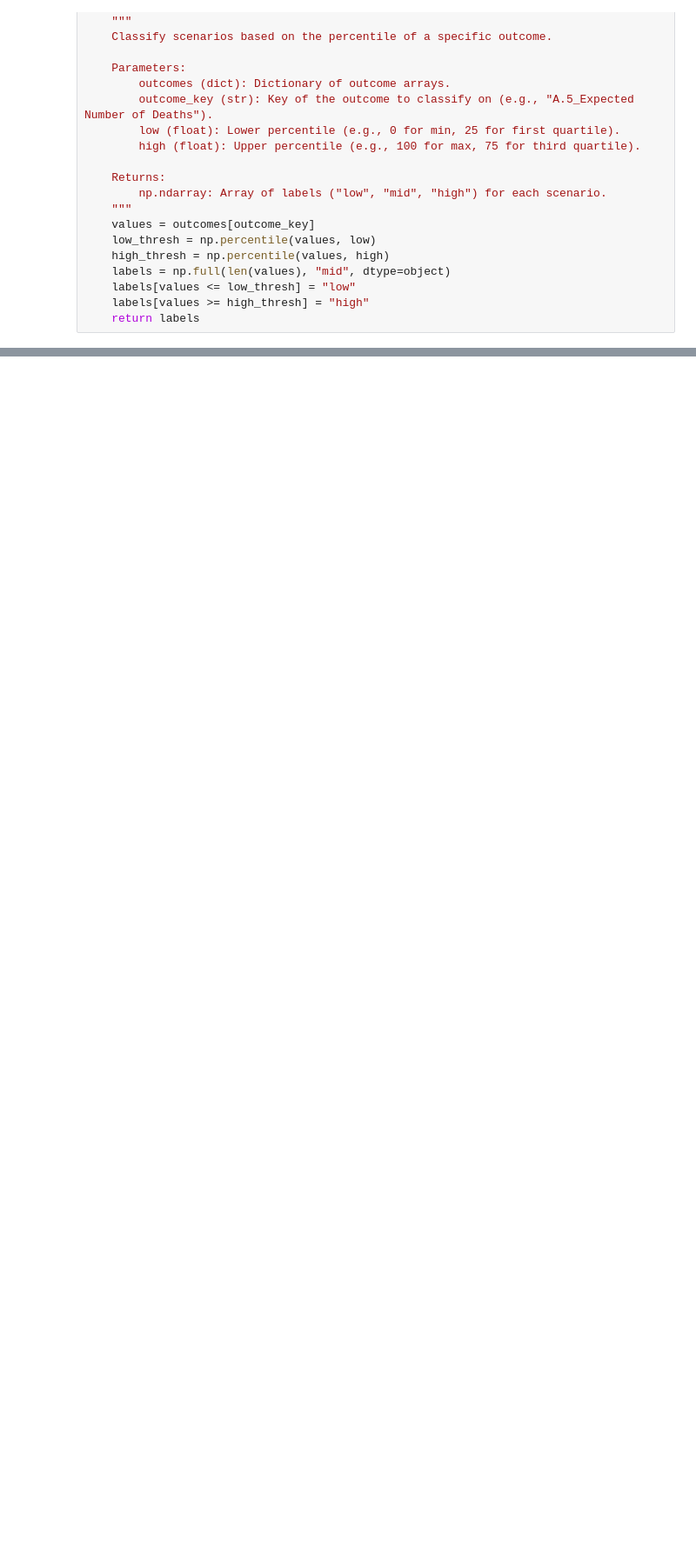
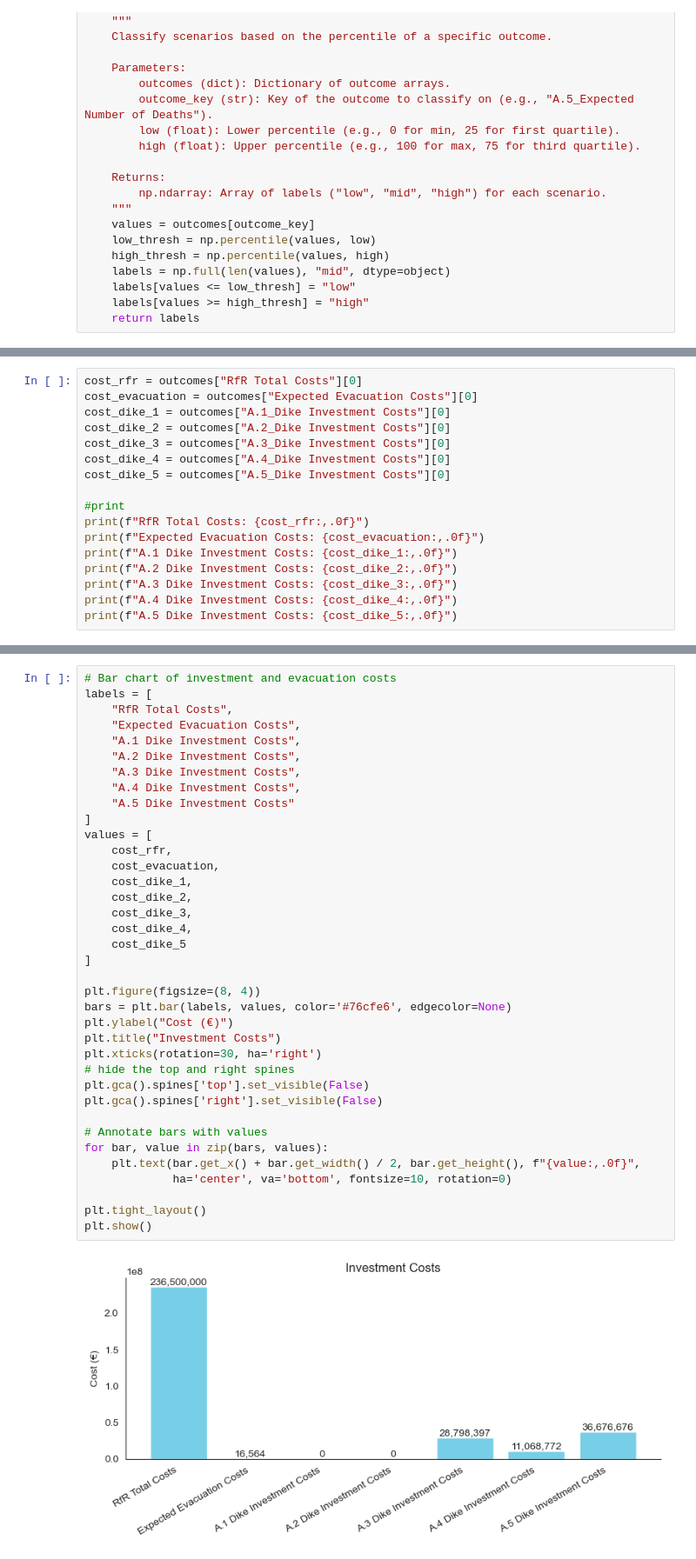
Before and after one commit to movephutthaphaiboon/epa141a-flood-policy-optimization-overijssel, a Jupyter notebook: final assignment/2_QuickTestPolicy_MultiScenario.ipynb, the cells around one changed output, grey strips where cells are left out. Shown: that part at 87% size. Cells and saved outputs as stored; diff of their text form; blank space fills up the shorter version.

```diff
--- a/final assignment/2_QuickTestPolicy_MultiScenario.ipynb
+++ b/final assignment/2_QuickTestPolicy_MultiScenario.ipynb
@@ -334,0 +330,17 @@ Parallel coordinates limits:    A.1_Expected Annual Damage  A.1_Expected Number
+# %%
+cost_rfr = outcomes["RfR Total Costs"][0]
+cost_evacuation = outcomes["Expected Evacuation Costs"][0]
+cost_dike_1 = outcomes["A.1_Dike Investment Costs"][0]
+cost_dike_2 = outcomes["A.2_Dike Investment Costs"][0]
+cost_dike_3 = outcomes["A.3_Dike Investment Costs"][0]
+cost_dike_4 = outcomes["A.4_Dike Investment Costs"][0]
+cost_dike_5 = outcomes["A.5_Dike Investment Costs"][0]
+
+#print
+print(f"RfR Total Costs: {cost_rfr:,.0f}")
+print(f"Expected Evacuation Costs: {cost_evacuation:,.0f}")
+print(f"A.1 Dike Investment Costs: {cost_dike_1:,.0f}")
+print(f"A.2 Dike Investment Costs: {cost_dike_2:,.0f}")
+print(f"A.3 Dike Investment Costs: {cost_dike_3:,.0f}")
+print(f"A.4 Dike Investment Costs: {cost_dike_4:,.0f}")
+print(f"A.5 Dike Investment Costs: {cost_dike_5:,.0f}")
@@ -334,0 +355,39 @@ Parallel coordinates limits:    A.1_Expected Annual Damage  A.1_Expected Number
+# %%
+# Bar chart of investment and evacuation costs
+labels = [
+    "RfR Total Costs",
+    "Expected Evacuation Costs",
+    "A.1 Dike Investment Costs",
+    "A.2 Dike Investment Costs",
+    "A.3 Dike Investment Costs",
+    "A.4 Dike Investment Costs",
+    "A.5 Dike Investment Costs"
+]
+values = [
+    cost_rfr,
+    cost_evacuation,
+    cost_dike_1,
+    cost_dike_2,
+    cost_dike_3,
+    cost_dike_4,
+    cost_dike_5
+]
+
+plt.figure(figsize=(8, 4))
+bars = plt.bar(labels, values, color='#76cfe6', edgecolor=None)
+plt.ylabel("Cost (€)")
+plt.title("Investment Costs")
+plt.xticks(rotation=30, ha='right')
+# hide the top and right spines
+plt.gca().spines['top'].set_visible(False)
+plt.gca().spines['right'].set_visible(False)
+
+# Annotate bars with values
+for bar, value in zip(bars, values):
+    plt.text(bar.get_x() + bar.get_width() / 2, bar.get_height(), f"{value:,.0f}",
+             ha='center', va='bottom', fontsize=10, rotation=0)
+
+plt.tight_layout()
+plt.show()
+# %% [output]
+[figure, added]
```
Also changed, not shown: parts of 9 cells of this notebook, 11 other files.
